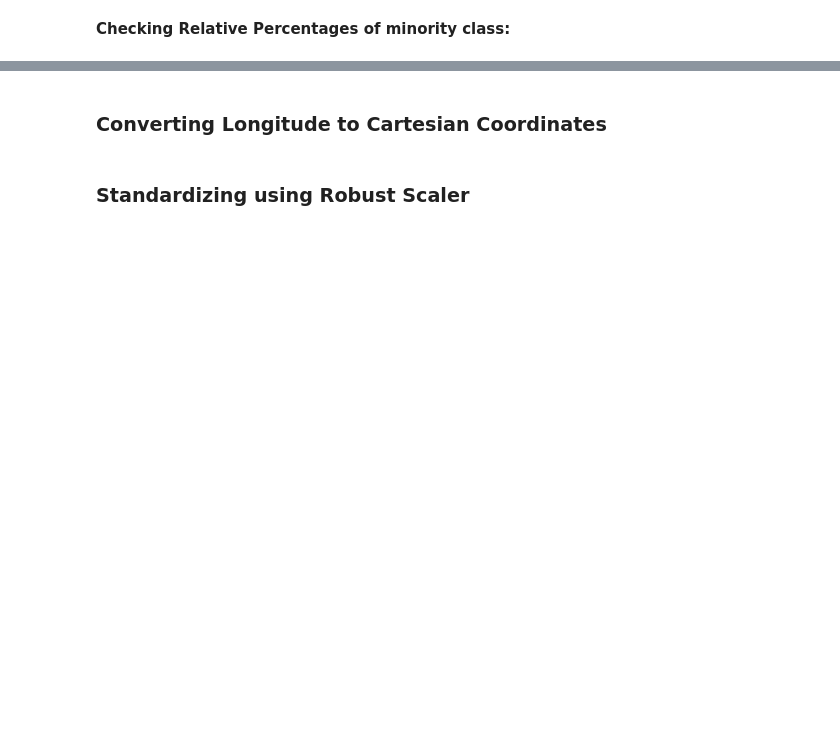
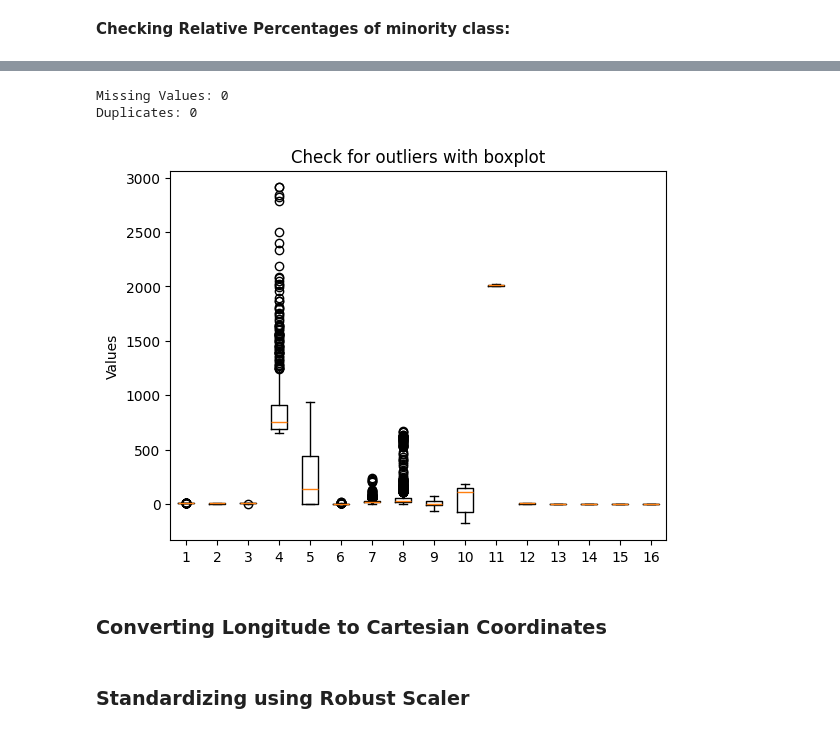
Before and after one commit to joestrada1022/DataMiningFinalProject-TsunamiPrediction, a Jupyter notebook: tsunami.ipynb, the cells around one changed output, grey strips where cells are left out. Drawn from its saved outputs; the diff is of its cells as text; code cells hidden in the pictures; blank space fills up the shorter version.

Commit message:
add some data analysis stuff

```diff
--- a/tsunami.ipynb
+++ b/tsunami.ipynb
@@ -76,6 +88,23 @@ Percentages (relative to full dataset):
 Train%: 0.7992
 Validation%: 0.0997
 Test%: 0.1010
+# %%
+missing_values = data.isnull().sum().sum()
+print(f"Missing Values: {missing_values}")
+
+dupes = data.duplicated().sum()
+print(f"Duplicates: {dupes}")
+# %% [output]
+Missing Values: 0
+Duplicates: 0
+# %%
+import matplotlib.pyplot as plt
+plt.boxplot(data)
+plt.title("Check for outliers with boxplot")
+plt.ylabel("Values")
+plt.show()
+# %% [output]
+[figure, added]
 # %% [markdown]
 ### Converting Longitude to Cartesian Coordinates
 # %% [markdown]
```
Also changed, not shown: parts of 3 cells of this notebook.
